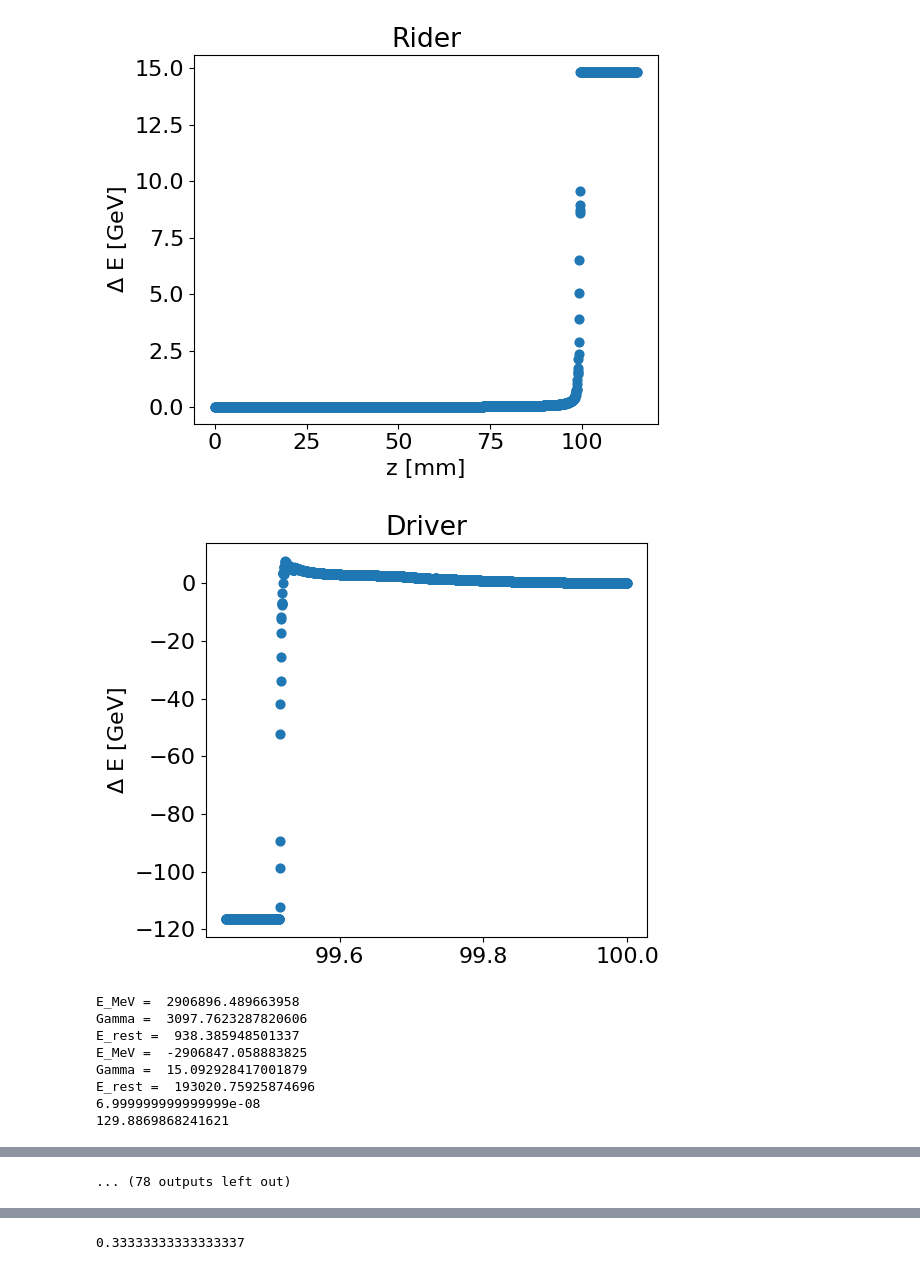
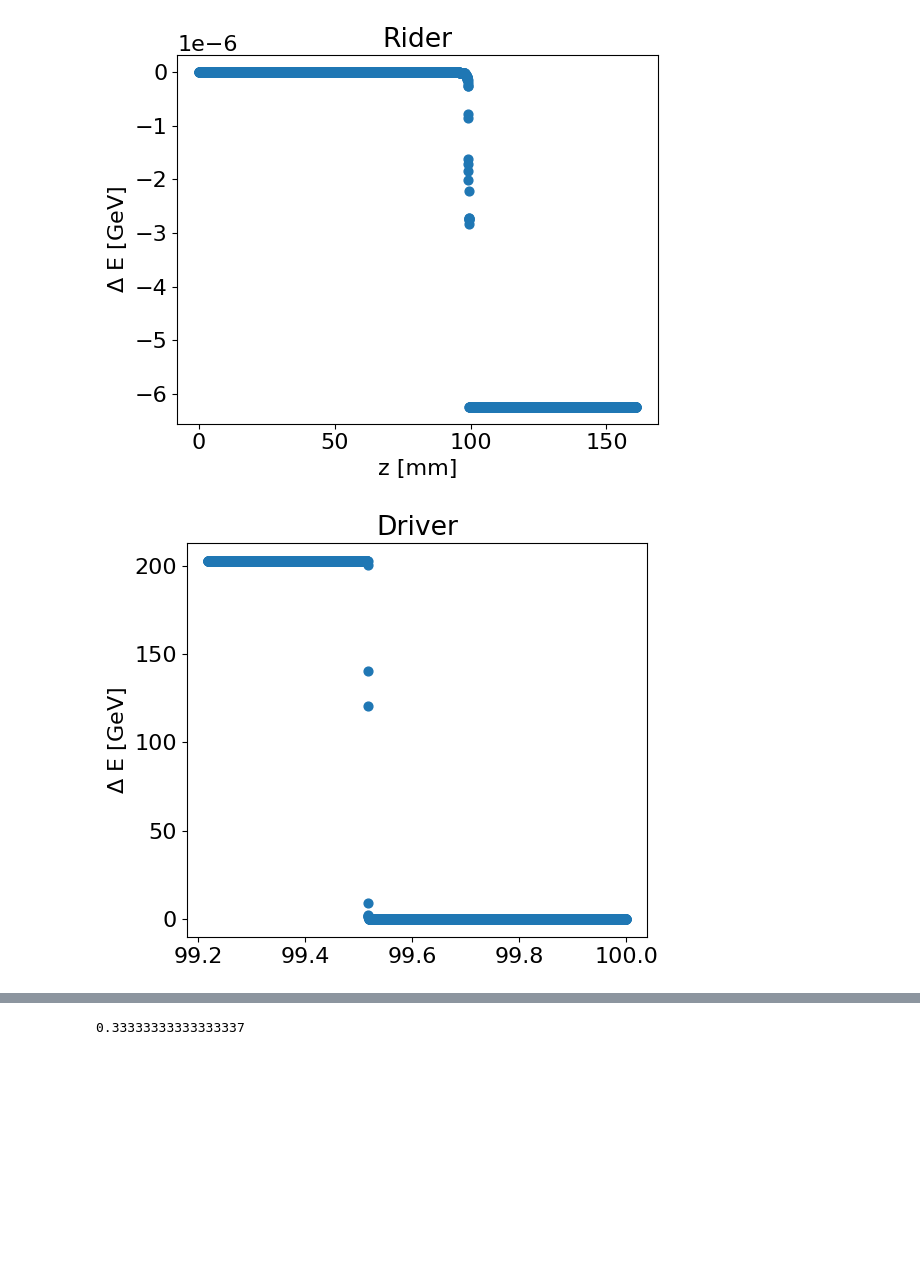
Before and after one commit to benfolsom/LW_integrator, a Jupyter notebook: two_particle_demo_percentplot_loop.ipynb, the cells around one changed output, grey strips where cells are left out. Cells and saved outputs as stored; diff of their text form; code cells hidden in the pictures; blank space fills up the shorter version.

```diff
--- a/two_particle_demo_percentplot_loop.ipynb
+++ b/two_particle_demo_percentplot_loop.ipynb
@@ -9,7 +9,7 @@ plt.rcParams.update({'font.size': font_size})
 # %%
 c_ms = 299792458
 
-transv_dist = 1e-4
+transv_dist = 1e-5
 
 m_particle_rider = 1.007319468  #proton -amu
 m_particle_driver = 207.2 #lead, amu
@@ -26,7 +26,8 @@ max_dE_MeVs_driver = []
 fracs_E_rider = []
 fracs_E_driver = []
 
-for i in range(0,len(Pz_list)):
+#for i in range(0,len(Pz_list)):
+for i in range(0,1):
         Pz_list = np.linspace(9.584300885e5,9.584295e4,30)
         starting_Pz_rider = Pz_list[i]   #3.25E5 corresponds to 1 TeV
 
@@ -62,9 +63,9 @@ for i in range(0,len(Pz_list)):
 
         #interaction zone
         static_steps = 1
-        ret_steps = 2000
+        ret_steps = 4000
         #step_size = 1e-7 #+ 2.3e-6 / ( (i+1) / (25) )
-        step_size = 5e-8 + (i+1)*1.2e-8
+        step_size = 3e-8 + (i+1)*1.2e-8
         print(step_size)
 
         retarded_traj,retarded_drv_traj = retarded_integrator3(static_steps,ret_steps,step_size,wall_pos,aperture,sim_type,init_rider,init_driver,bunch_dist,cav_spacing,z_cutoff)#just use retarded_intergrator2 for retarded calcs
@@ -127,10 +128,2 @@ E_rest =  193020.75925874696
-[figure, old version]
+[figure, new version]
-[figure, old version]
+[figure, new version]
-E_MeV =  2906896.489663958
-Gamma =  3097.7623287820606
-E_rest =  938.385948501337
-E_MeV =  -2906847.058883825
-Gamma =  15.092928417001879
-E_rest =  193020.75925874696
-6.999999999999999e-08
-129.8869868241621
@@ -159,4 +130,3 @@ E_rest =  193020.75925874696
-... (78 outputs left out)
 # %%
 amu_kg = 1.66053907E-27
 c_ms = 299792458 # Speed of light in m/s
```
Also changed, not shown: parts of 16 cells of this notebook, 1 other file.
